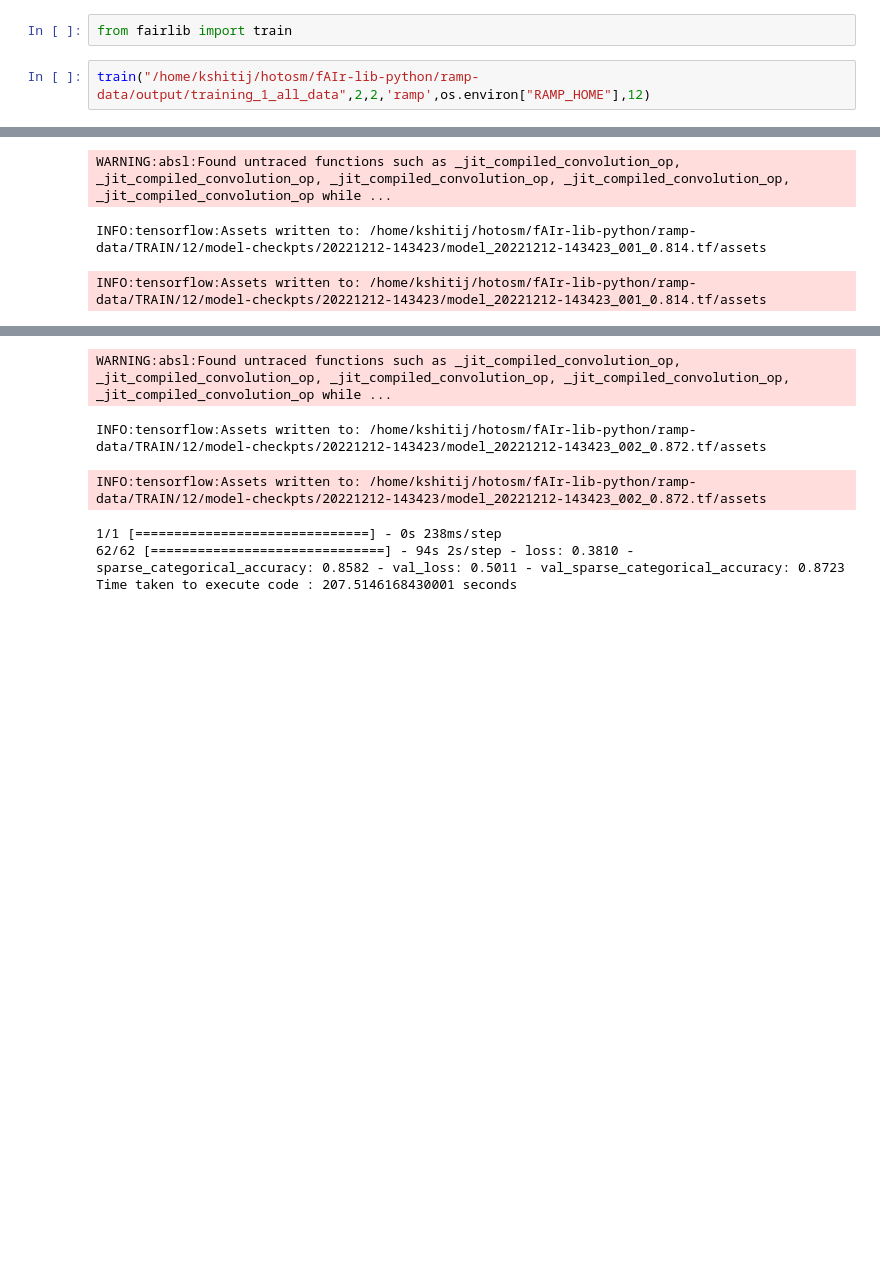
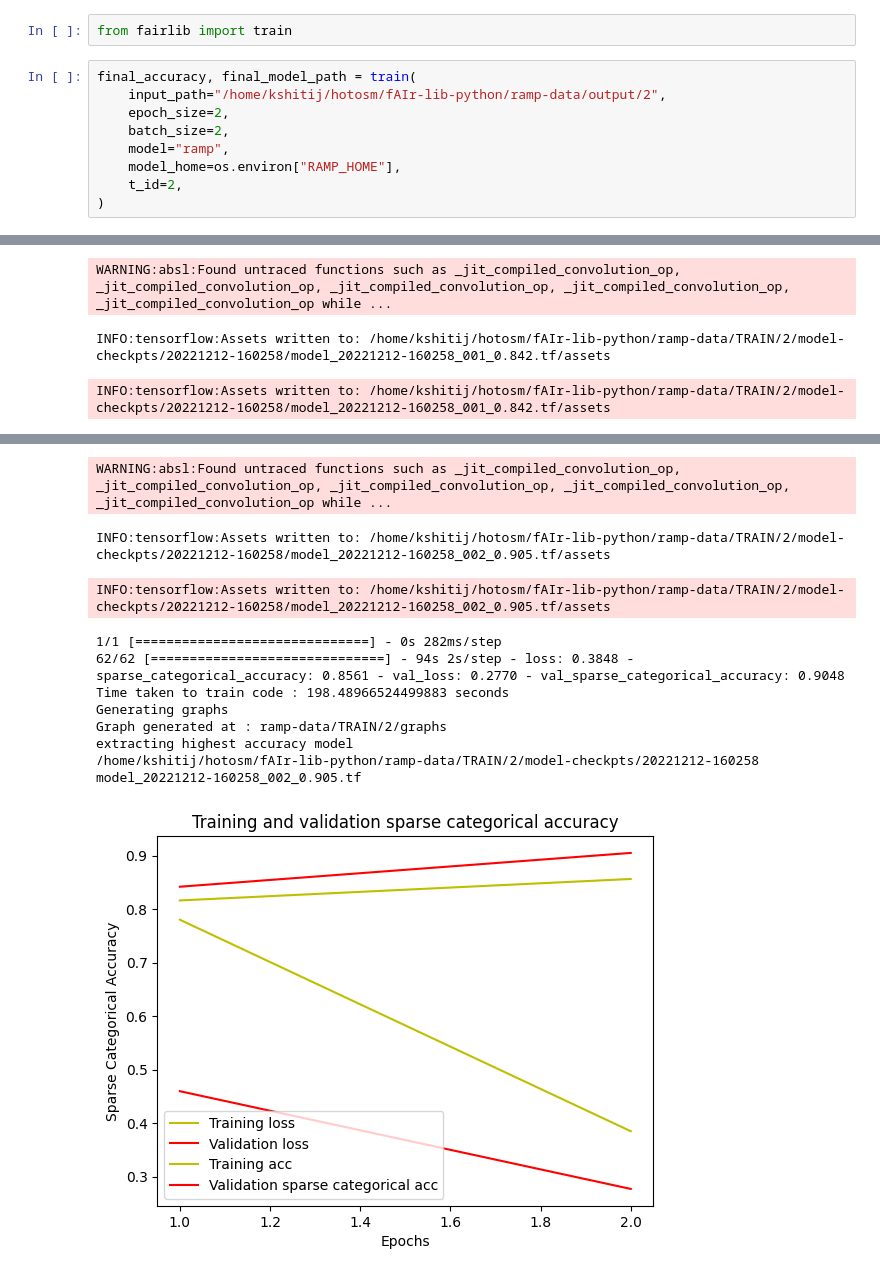
Before and after one commit to hotosm/fAIr-utilities, a Jupyter notebook: package_test.ipynb, the cells around one changed output, grey strips where cells are left out. Cells and saved outputs as stored; diff of their text form; blank space fills up the shorter version.

Commit message:
added fix for training

```diff
--- a/package_test.ipynb
+++ b/package_test.ipynb
@@ -25,5 +28,12 @@ preprocess(
 # %%
 from fairlib import train
 # %%
-train("/home/kshitij/hotosm/fAIr-lib-python/ramp-data/output/training_1_all_data",2,2,'ramp',os.environ["RAMP_HOME"],12)
+final_accuracy, final_model_path = train(
+    input_path="/home/kshitij/hotosm/fAIr-lib-python/ramp-data/output/2",
+    epoch_size=2,
+    batch_size=2,
+    model="ramp",
+    model_home=os.environ["RAMP_HOME"],
+    t_id=2,
+)
 # %% [output]
@@ -50,6 +57,6 @@ Using early stopping
 2
 Epoch 1/2
 WARNING:absl:Found untraced functions such as _jit_compiled_convolution_op, _jit_compiled_convolution_op, _jit_compiled_convolution_op, _jit_compiled_convolution_op, _jit_compiled_convolution_op while ...
-INFO:tensorflow:Assets written to: /home/kshitij/hotosm/fAIr-lib-python/ramp-data/TRAIN/12/model-checkpts/20221212-143423/model_20221212-143423_001_0.814.tf/assets
+INFO:tensorflow:Assets written to: /home/kshitij/hotosm/fAIr-lib-python/ramp-data/TRAIN/2/model-checkpts/20221212-160258/model_20221212-160258_001_0.842.tf/assets
-INFO:tensorflow:Assets written to: /home/kshitij/hotosm/fAIr-lib-python/ramp-data/TRAIN/12/model-checkpts/20221212-143423/model_20221212-143423_001_0.814.tf/assets
+INFO:tensorflow:Assets written to: /home/kshitij/hotosm/fAIr-lib-python/ramp-data/TRAIN/2/model-checkpts/20221212-160258/model_20221212-160258_001_0.842.tf/assets
 1/1 [==============================] - 1s 1s/step
@@ -57,7 +64,13 @@ INFO:tensorflow:Assets written to: /home/kshitij/hotosm/fAIr-lib-python/ramp-dat
 Epoch 2/2
 WARNING:absl:Found untraced functions such as _jit_compiled_convolution_op, _jit_compiled_convolution_op, _jit_compiled_convolution_op, _jit_compiled_convolution_op, _jit_compiled_convolution_op while ...
-INFO:tensorflow:Assets written to: /home/kshitij/hotosm/fAIr-lib-python/ramp-data/TRAIN/12/model-checkpts/20221212-143423/model_20221212-143423_002_0.872.tf/assets
+INFO:tensorflow:Assets written to: /home/kshitij/hotosm/fAIr-lib-python/ramp-data/TRAIN/2/model-checkpts/20221212-160258/model_20221212-160258_002_0.905.tf/assets
-INFO:tensorflow:Assets written to: /home/kshitij/hotosm/fAIr-lib-python/ramp-data/TRAIN/12/model-checkpts/20221212-143423/model_20221212-143423_002_0.872.tf/assets
+INFO:tensorflow:Assets written to: /home/kshitij/hotosm/fAIr-lib-python/ramp-data/TRAIN/2/model-checkpts/20221212-160258/model_20221212-160258_002_0.905.tf/assets
-1/1 [==============================] - 0s 238ms/step
-62/62 [==============================] - 94s 2s/step - loss: 0.3810 - sparse_categorical_accuracy: 0.8582 - val_loss: 0.5011 - val_sparse_categorical_accuracy: 0.8723
-Time taken to execute code : 207.5146168430001 seconds
+1/1 [==============================] - 0s 282ms/step
+62/62 [==============================] - 94s 2s/step - loss: 0.3848 - sparse_categorical_accuracy: 0.8561 - val_loss: 0.2770 - val_sparse_categorical_accuracy: 0.9048
+Time taken to train code : 198.48966524499883 seconds
+Generating graphs
+Graph generated at : ramp-data/TRAIN/2/graphs
+extracting highest accuracy model
+/home/kshitij/hotosm/fAIr-lib-python/ramp-data/TRAIN/2/model-checkpts/20221212-160258
+model_20221212-160258_002_0.905.tf
+[figure, added]
```
Also changed, not shown: parts of 8 cells of this notebook, 9 other files.
